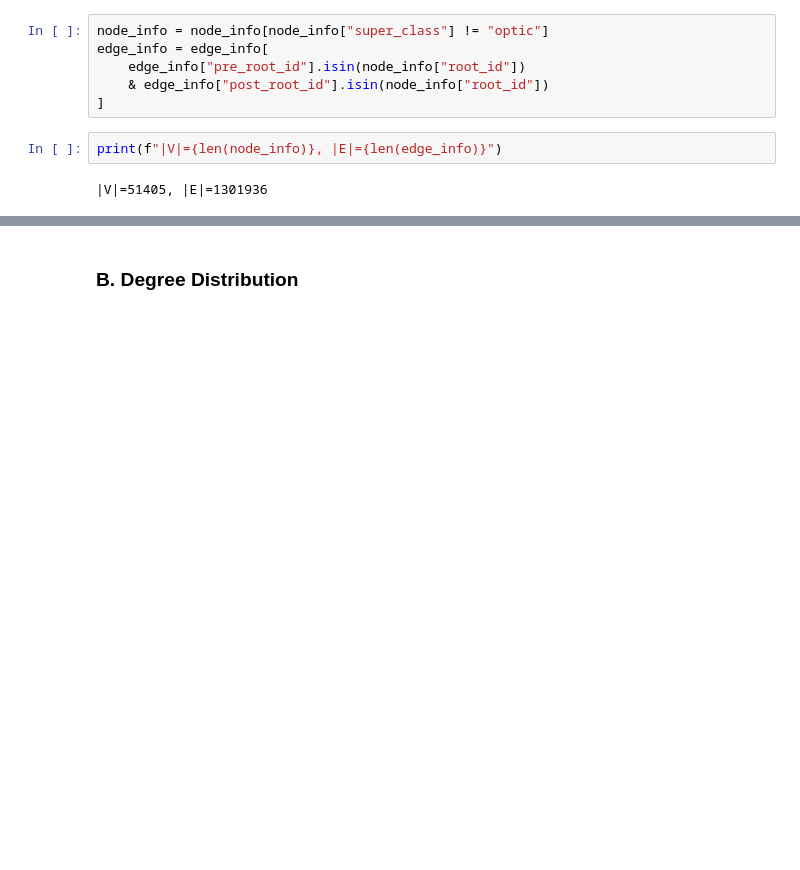
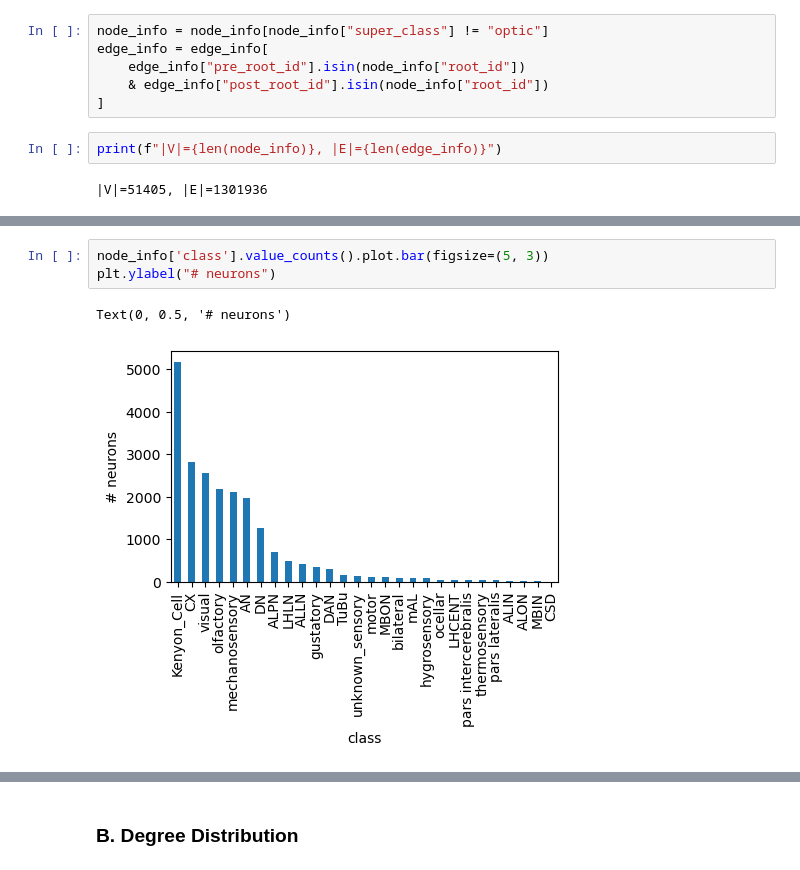
Before and after one commit to ernestoBocini/Drosophila-Brain-Wiring-Diagram-GAT, a Jupyter notebook: notebooks/exploration.ipynb, the cells around one changed output, grey strips where cells are left out. Saved outputs shown, nothing was run; the diff lists cells and outputs as text; blank space fills up the shorter version.

```diff
--- a/notebooks/exploration.ipynb
+++ b/notebooks/exploration.ipynb
@@ -30,0 +41,6 @@ D. Node Clustering
+# %%
+node_info['class'].value_counts().plot.bar(figsize=(5, 3))
+plt.ylabel("# neurons")
+# %% [output]
+Text(0, 0.5, '# neurons')
+[figure, added]
```
Also changed, not shown: parts of 20 cells of this notebook, 4 other files.
